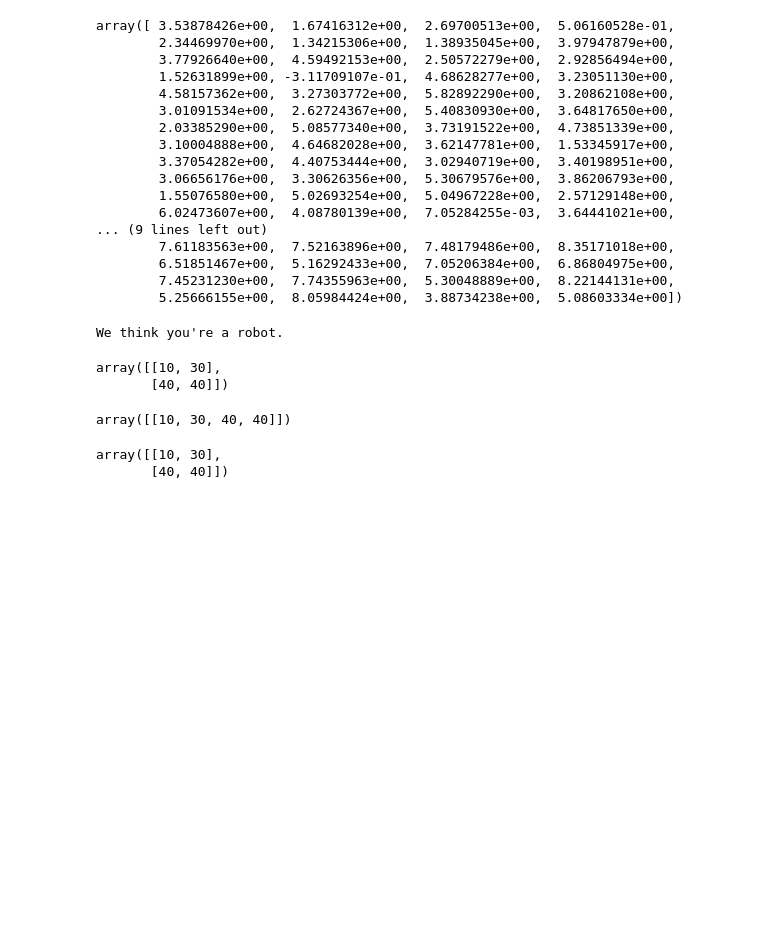
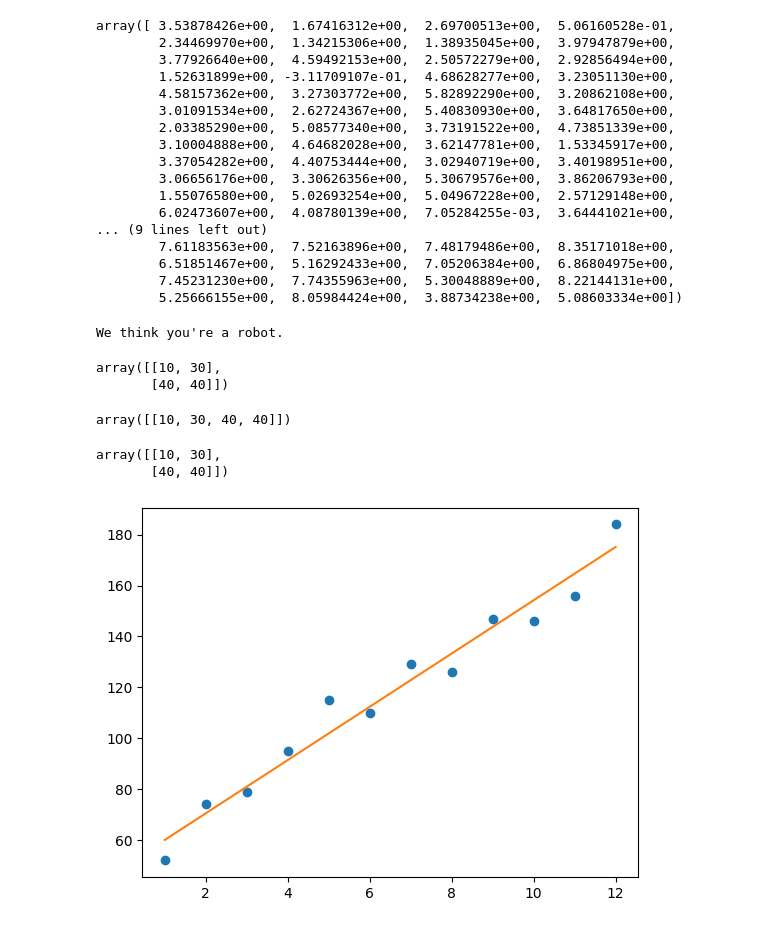
Before and after one commit to LiZoMark841619/Balazs1982, a Jupyter notebook: Playground/Practice_pro/ML/sv_sklearn.ipynb, the cells around one changed output. Saved outputs shown, nothing was run; the diff lists cells and outputs as text; code cells hidden in the pictures; blank space fills up the shorter version.

```diff
--- a/Playground/Practice_pro/ML/sv_sklearn.ipynb
+++ b/Playground/Practice_pro/ML/sv_sklearn.ipynb
@@ -238,44 +238,56 @@ np.array(list)
 # %%
 np.array(list).T
 # %%
+import matplotlib.pyplot as plt
+
 def get_gradient_at_b(x, y, b, m):
   N = len(x)
   diff = 0
   for i in range(N):
     x_val = x[i]
     y_val = y[i]
     diff += (y_val - ((m * x_val) + b))
   b_gradient = -(2/N) * diff
   return b_gradient
 
 def get_gradient_at_m(x, y, b, m):
   N = len(x)
   diff = 0
   for i in range(N):
       x_val = x[i]
       y_val = y[i]
       diff += x_val * (y_val - ((m * x_val) + b))
   m_gradient = -(2/N) * diff
   return m_gradient
 
-# Define your step_gradient function here
-def step_gradient(x, y, b_current, m_current):
-  b_gradient = get_gradient_at_b(x, y, b_current, m_current)
-  m_gradient = get_gradient_at_m(x, y, b_current, m_current)
-  b = b_current - (0.01*b_gradient)
-  m = m_current - (0.01*m_gradient)
+#Your step_gradient function here
+def step_gradient(b_current, m_current, x, y, learning_rate):
+    b_gradient = get_gradient_at_b(x, y, b_current, m_current)
+    m_gradient = get_gradient_at_m(x, y, b_current, m_current)
+    b = b_current - (learning_rate * b_gradient)
+    m = m_current - (learning_rate * m_gradient)
+    return [b, m]
+
+#Your gradient_descent function here:
+def gradient_descent(x, y, learning_rate, num_iterations):
+  b = 0
+  m = 0
+  for _ in range(num_iterations):
+    b, m = step_gradient(b, m, x, y, learning_rate)
   return [b, m]
-
 
 months = [1, 2, 3, 4, 5, 6, 7, 8, 9, 10, 11, 12]
 revenue = [52, 74, 79, 95, 115, 110, 129, 126, 147, 146, 156, 184]
 
-# current intercept guess:
-b = 0
-# current slope guess:
-m = 0
+#Uncomment the line below to run your gradient_descent function
+b, m = gradient_descent(months, revenue, 0.01, 1000)
 
-# Call your function here to update b and m
-b, m = step_gradient(months, revenue, b, m)
+#Uncomment the lines below to see the line you've settled upon!
+y = [m*x + b for x in months]
 
-print(b, m)
+plt.plot(months, revenue, "o")
+plt.plot(months, y)
+
+plt.show()
+# %% [output]
+[figure, added]
```
